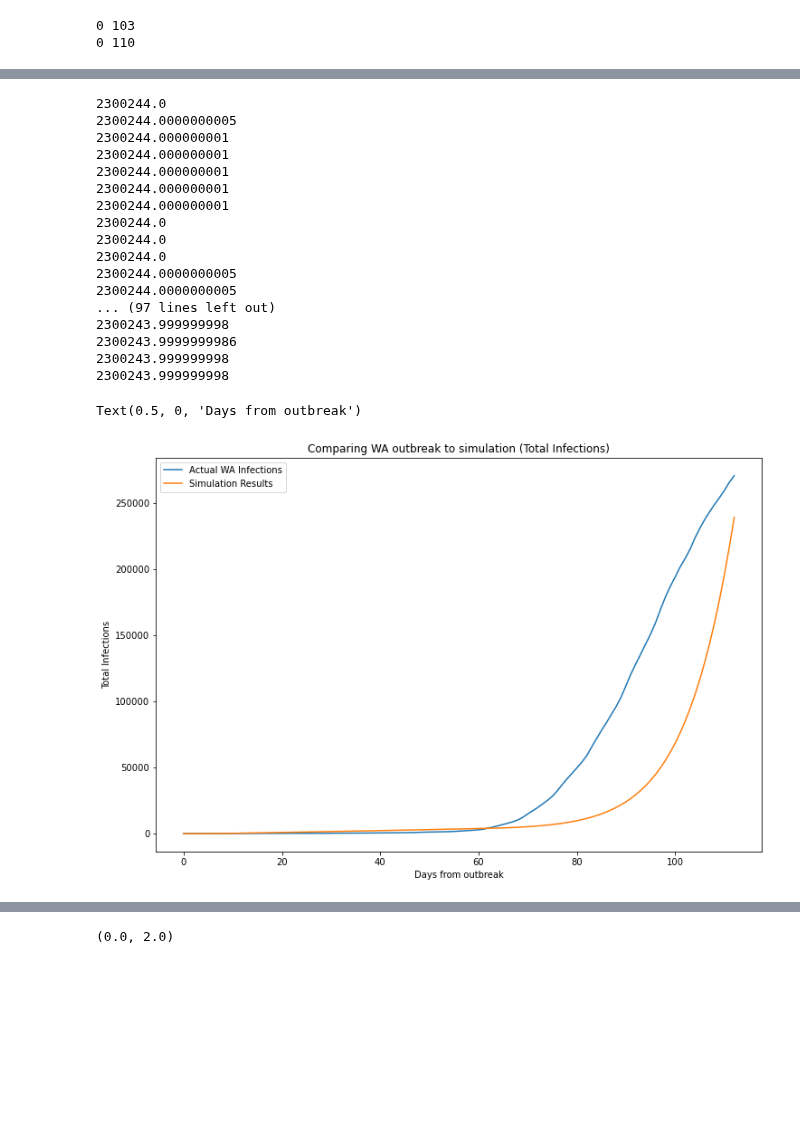
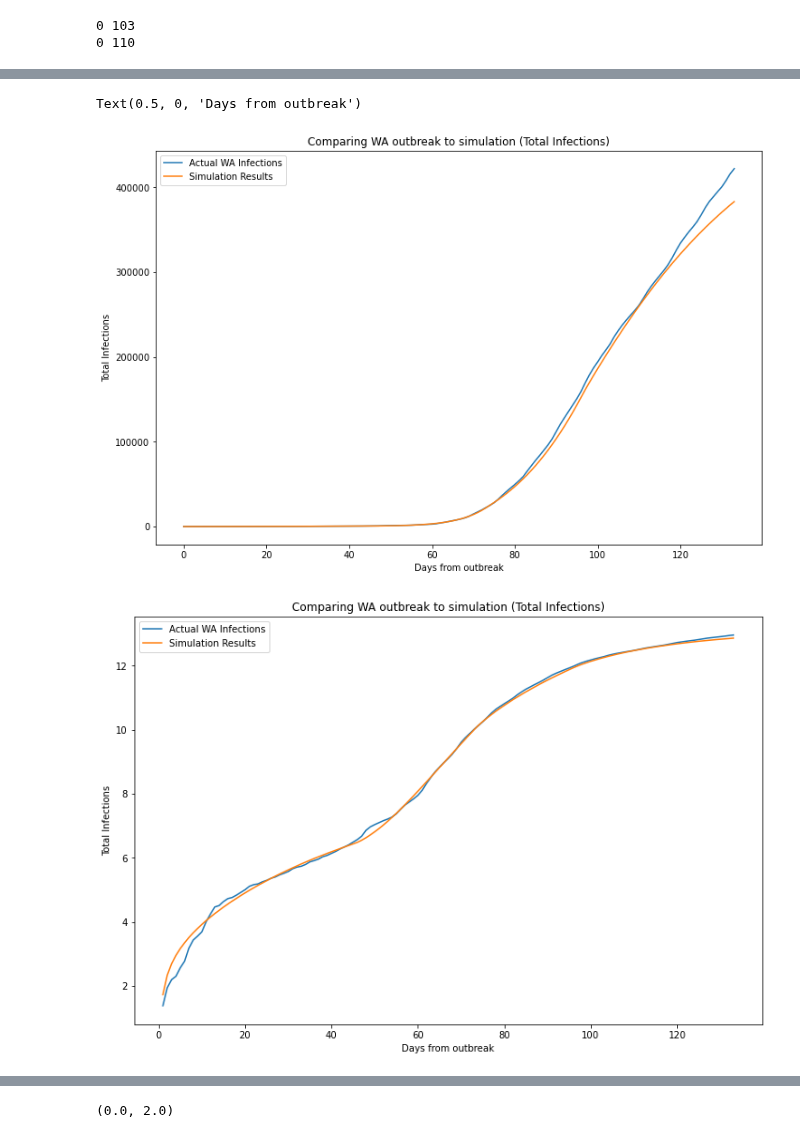
Before and after one commit to yuval-b/covid_thesis, a Jupyter notebook: 7. Continuous Population Compartmental Model.ipynb, the cells around one changed output, grey strips where cells are left out. Saved outputs shown, nothing was run; the diff lists cells and outputs as text; code cells hidden in the pictures; blank space fills up the shorter version.

Commit message:
change assignment, params

```diff
--- a/7. Continuous Population Compartmental Model.ipynb
+++ b/7. Continuous Population Compartmental Model.ipynb
@@ -140,23 +159,27 @@ wa_infs = [0]
 for i in range(1,len(wa_totals)):
     wa_infs.append(wa_totals[i]-wa_totals[i-1])
 
+total_popn = sum(list(waloc['Population']))
 
 # WA's population is 2491996 people over 5
 # https://www.health.gov.au/sites/default/files/documents/2022/02/covid-19-vaccine-rollout-update-1-february-2022.pdf
 # There are 377018 people between 5-15, so normalise the third dose based on that
 
 first = list(wa_data.loc[wa_data['Source'] == 'COVID-live First Doses 5+'].iloc[0])[1:]
+first = [round(i/2491996*total_popn) for i in first]
 first_change = []
 for f in range(len(first)-1):
     first_change.append(first[f+1] - first[f])
 
 second = list(wa_data.loc[wa_data['Source'] == 'COVID-live Second Doses 5+'].iloc[0])[1:]
+second = [round(i/2491996*total_popn) for i in second]
 second_change = []
 for f in range(len(second)-1):
     second_change.append(second[f+1] - second[f])
 
 third = list(wa_data.loc[wa_data['Source'] == 'COVID-live Booster Doses 16+'].iloc[0])[1:]
 third = [round(i*2491996/(2491996-377018)) for i in third]
+third = [round(i/2491996*total_popn) for i in third]
 third_change = []
 for f in range(len(third)-1):
     third_change.append(third[f+1] - third[f])
@@ -219,3 +256,21 @@ a1, a2,a3, D = 0.97558821, 0.29647689, 0.54174642, 4.02110478
 effic = [1-0.293, 1-0.128, 1-0.58]
 
 C= 9*10**9
+# %%
+compartments = ['Sus', 'V1', 'V2', 'V3', 'Exp', 'Inf', 'Rec', 'Popn']
+vaccs = []
+for i in list(zip(*town_init)):
+    sums = sum(i)
+    vaccs.append(sums)
+vaccs = [vaccs]
+for day in range(days):
+    last = vaccs[-1]
+    changes = [uptakes[0][day],uptakes[1][day], uptakes[2][day]]
+    ch = change_assignment(changes, popn, total_popn)
+    changes = [sum(ch[0]),sum(ch[1]),sum(ch[2])]
+    vaccs.append([last[0]-changes[0], last[1] + changes[0] - changes[1],
+                  last[2] + changes[1] - changes[2], last[3] + changes[2], last[4], last[5], last[6]])
+zipped = list(zip(*vaccs))
+for j in range(len(zipped)):
+    plt.plot(zipped[j], label = compartments[j])
+plt.legend()
@@ -231,16 +289,18 @@ day_infs = [0]
 for day in range(days):
     print(day)
 
-    if day < 12:
+    if day < 45:
         params[0] = a1
-    elif (day>= 12) and (day < 63):
+    elif (day>= 45) and (day < 73):
         params[0] = a2
-    elif day >=63:
+    elif (day >=73) and (day<95):
         params[0] = a3
+    elif day>95:
+        params[0] = a4
 
-    changes = [uptakes[0][day],uptakes[1][day], uptakes[2][day]]
+    daily_changes = [uptakes[0][day],uptakes[1][day], uptakes[2][day]]
 
-    dyn, town_infs = dynamics(model[-1], num, steps, params, popn, changes)
+    dyn, town_infs = dynamics(model[-1], num, steps, params, popn, daily_changes)
 
     day_infs.append(sum(town_infs) + day_infs[-1])
 
@@ -278,40 +338,31 @@ for i in model:
             if k < 0:
                 print('Problem')
 # %%
-for i in model:
-    s = 0
-    for j in i:
-        s+= sum(j)
-    print(s)
+# for i in model:
+#     s = 0
+#     for j in i:
+#         s+= sum(j)
+#     print(s)
-# %% [output]
-2300244.0
-2300244.0000000005
-2300244.000000001
-2300244.000000001
-2300244.000000001
-2300244.000000001
-2300244.000000001
-2300244.0
-2300244.0
-2300244.0
-2300244.0000000005
-2300244.0000000005
-... (97 lines left out)
-2300243.999999998
-2300243.9999999986
-2300243.999999998
-2300243.999999998
 # %%
 plt.figure(figsize = (12,8))
 plt.title('Comparing WA outbreak to simulation (Total Infections)')
 plt.plot(wa_totals, label = 'Actual WA Infections')
 plt.plot(day_infs, label = 'Simulation Results')
 plt.legend()
 plt.ylabel('Total Infections')
 plt.xlabel('Days from outbreak')
+
+plt.figure(figsize = (12,8))
+plt.title('Comparing WA outbreak to simulation (Total Infections)')
+plt.plot(np.log(wa_totals), label = 'Actual WA Infections')
+plt.plot(np.log(day_infs), label = 'Simulation Results')
+plt.legend()
+plt.ylabel('Total Infections')
+plt.xlabel('Days from outbreak')
 # %% [output]
 Text(0.5, 0, 'Days from outbreak')
-[figure, old version]
+[figure, new version]
+[figure, added]
 # %%
 new_infs = [day_infs[i]-day_infs[i-1] for i in range(1,len(day_infs))]
 plt.figure(figsize = (12,8))
```
Also changed, not shown: parts of 24 cells of this notebook.
